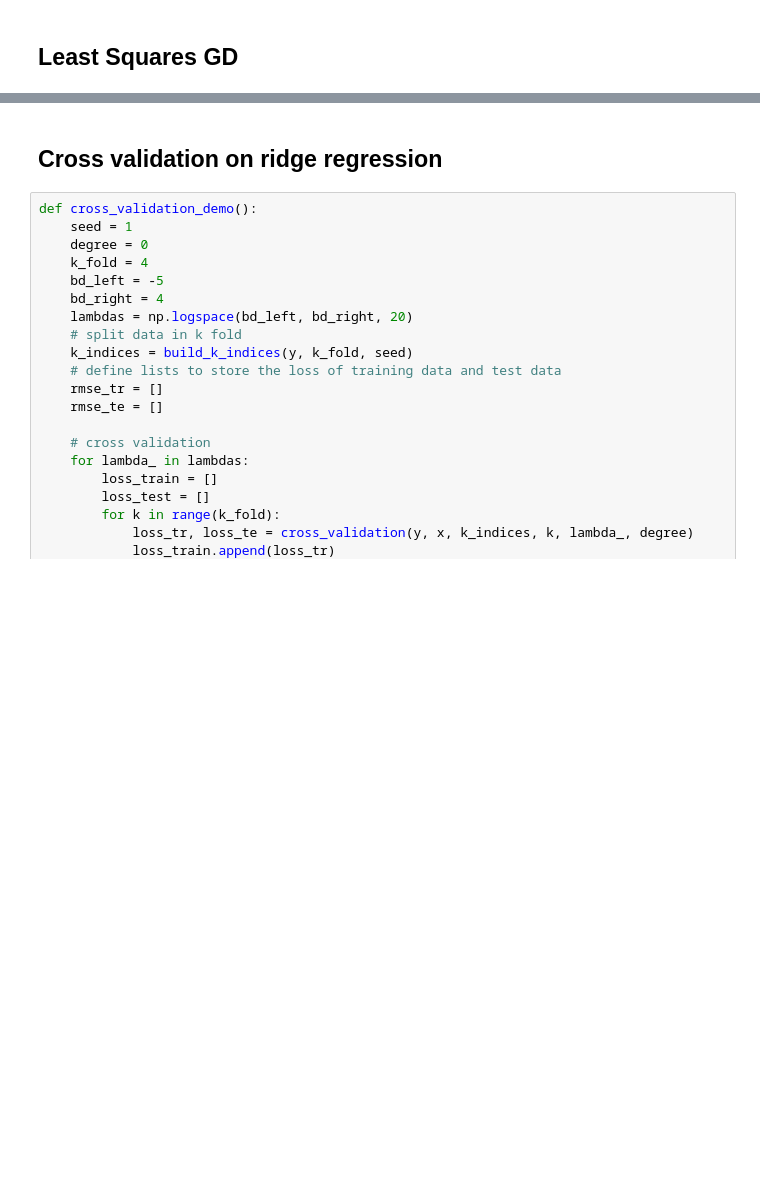
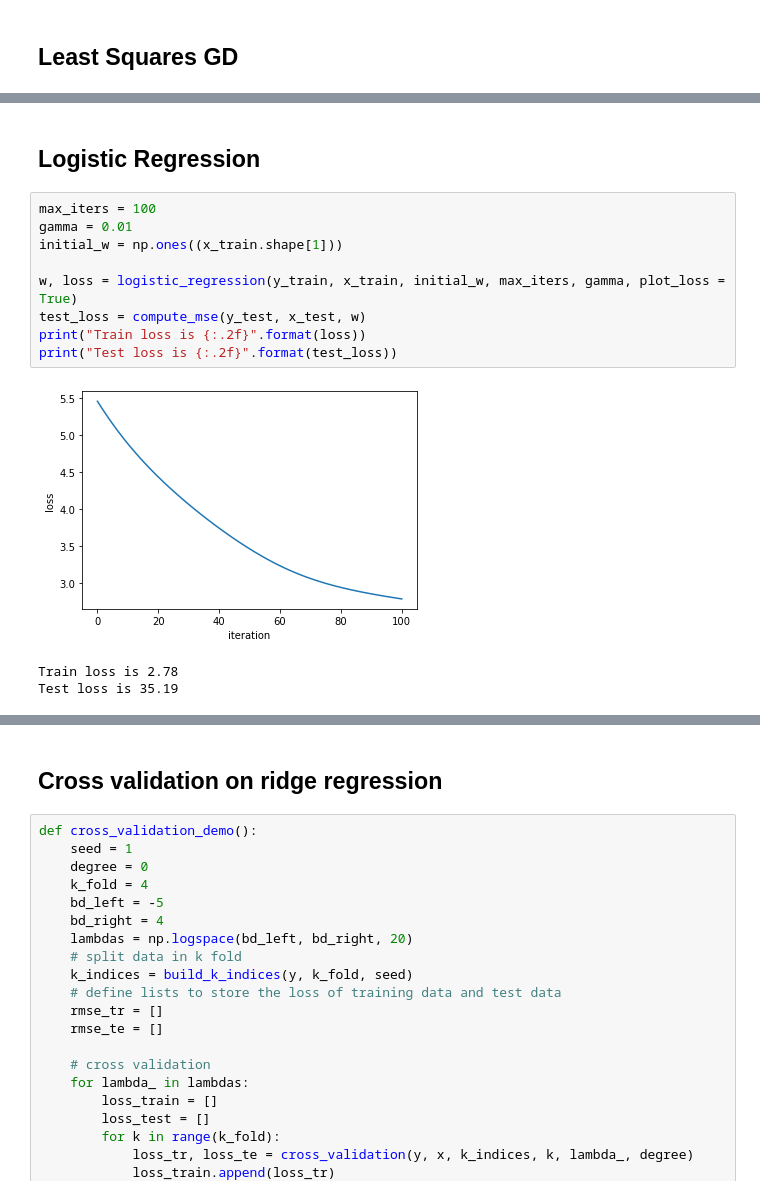
Before and after one commit to SonyaBlinova/ml-project-1-SES, a Jupyter notebook: project1.ipynb, the cells around one changed output, grey strips where cells are left out. Cells and saved outputs as stored; diff of their text form; blank space fills up the shorter version.

```diff
--- a/project1.ipynb
+++ b/project1.ipynb
@@ -90,0 +89,15 @@ proportion=0.7, degree=1, lambda=0.010, Training MSE=0.350, Testing MSE=0.353
+# %% [markdown]
+## Logistic Regression
+# %%
+max_iters = 100
+gamma = 0.01
+initial_w = np.ones((x_train.shape[1]))
+
+w, loss = logistic_regression(y_train, x_train, initial_w, max_iters, gamma, plot_loss = True)
+test_loss = compute_mse(y_test, x_test, w)
+print("Train loss is {:.2f}".format(loss))
+print("Test loss is {:.2f}".format(test_loss))
+# %% [output]
+[figure, added]
+Train loss is 2.78
+Test loss is 35.19
```
Also changed, not shown: parts of 14 cells of this notebook, 1 other file.
